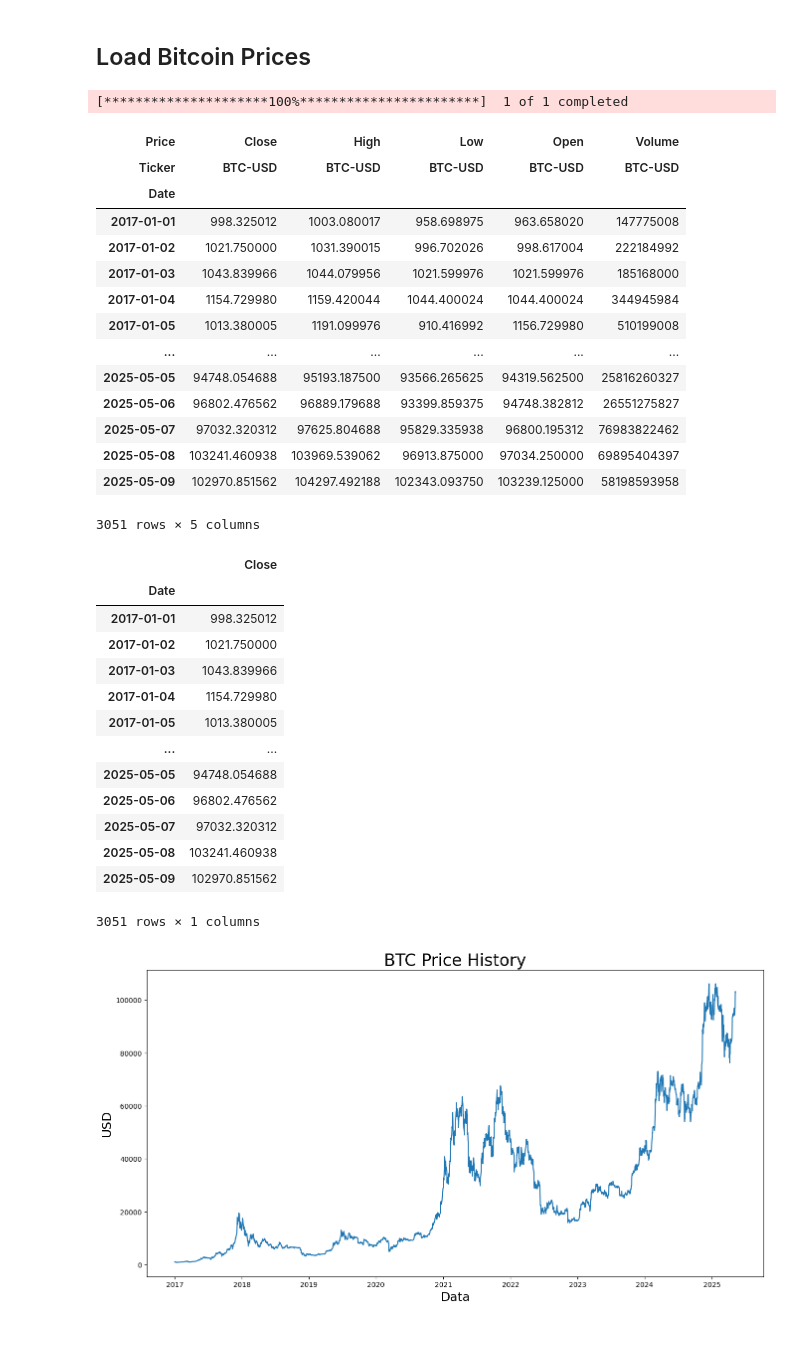
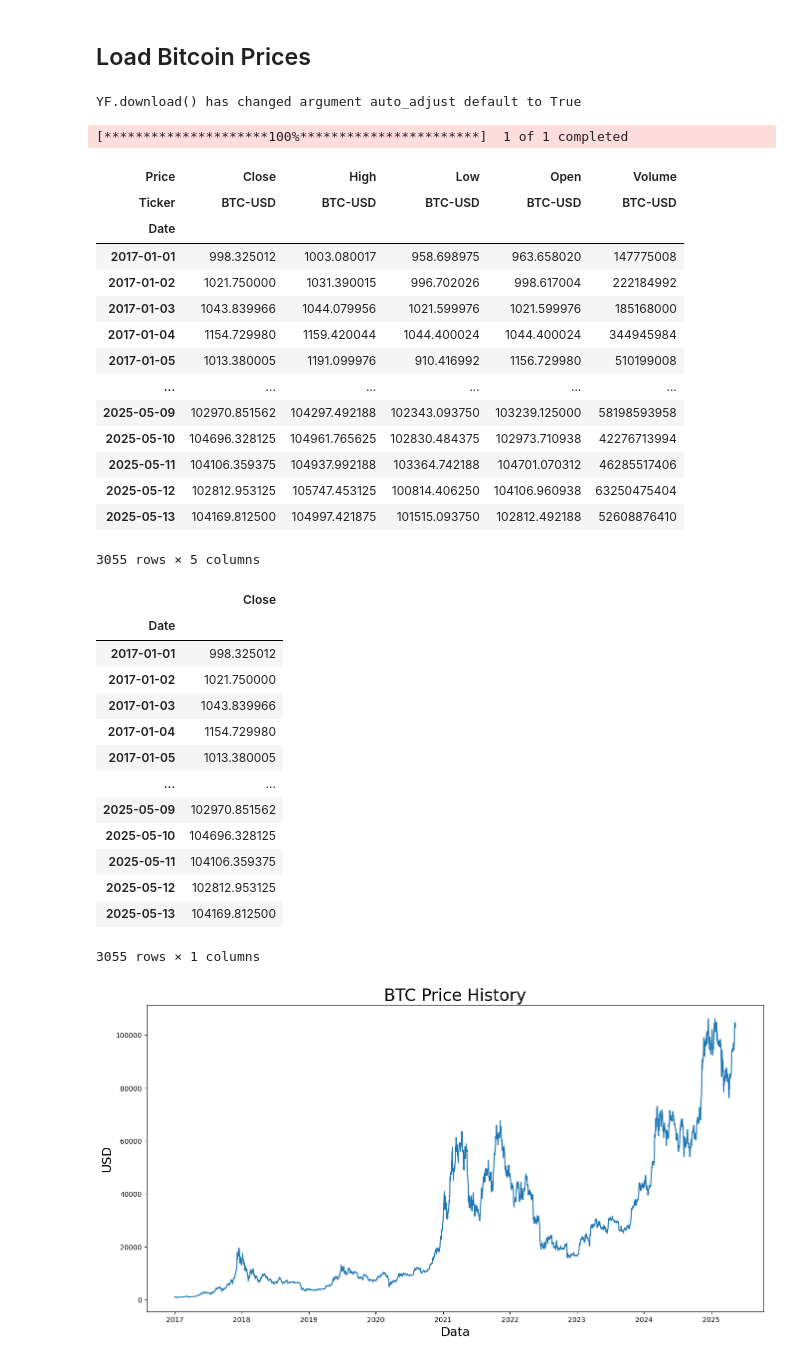
Before and after one commit to LuizTokuhara/ai-study, a Jupyter notebook: neural-network/notebooks/lstm-bitcoin-price.ipynb, the cells around one changed output. Drawn from its saved outputs; the diff is of its cells as text; code cells hidden in the pictures.

```diff
--- a/neural-network/notebooks/lstm-bitcoin-price.ipynb
+++ b/neural-network/notebooks/lstm-bitcoin-price.ipynb
@@ -16,25 +16,26 @@ from datetime import datetime, timedelta
 # %% [markdown]
 ## Load Bitcoin Prices
 # %%
-df = yf.download('BTC-USD', start='2017-01-01', end='2025-05-10')
+df = yf.download('BTC-USD', start='2017-01-01', end='2025-05-14')
 df
 # %% [output]
-[*********************100%***********************]  1 of 1 completed
+YF.download() has changed argument auto_adjust default to True
+[*********************100%***********************]  1 of 1 completed
 | Price | Close | High | Low | Open | Volume |
 | Ticker | BTC-USD | BTC-USD | BTC-USD | BTC-USD | BTC-USD |
 | Date |  |  |  |  |  |
 | 2017-01-01 | 998.325012 | 1003.080017 | 958.698975 | 963.658020 | 147775008 |
 | 2017-01-02 | 1021.750000 | 1031.390015 | 996.702026 | 998.617004 | 222184992 |
 | 2017-01-03 | 1043.839966 | 1044.079956 | 1021.599976 | 1021.599976 | 185168000 |
 | 2017-01-04 | 1154.729980 | 1159.420044 | 1044.400024 | 1044.400024 | 344945984 |
 | 2017-01-05 | 1013.380005 | 1191.099976 | 910.416992 | 1156.729980 | 510199008 |
 | ... | ... | ... | ... | ... | ... |
-| 2025-05-05 | 94748.054688 | 95193.187500 | 93566.265625 | 94319.562500 | 25816260327 |
-| 2025-05-06 | 96802.476562 | 96889.179688 | 93399.859375 | 94748.382812 | 26551275827 |
-| 2025-05-07 | 97032.320312 | 97625.804688 | 95829.335938 | 96800.195312 | 76983822462 |
-| 2025-05-08 | 103241.460938 | 103969.539062 | 96913.875000 | 97034.250000 | 69895404397 |
 | 2025-05-09 | 102970.851562 | 104297.492188 | 102343.093750 | 103239.125000 | 58198593958 |
+| 2025-05-10 | 104696.328125 | 104961.765625 | 102830.484375 | 102973.710938 | 42276713994 |
+| 2025-05-11 | 104106.359375 | 104937.992188 | 103364.742188 | 104701.070312 | 46285517406 |
+| 2025-05-12 | 102812.953125 | 105747.453125 | 100814.406250 | 104106.960938 | 63250475404 |
+| 2025-05-13 | 104169.812500 | 104997.421875 | 101515.093750 | 102812.492188 | 52608876410 |
-3051 rows × 5 columns
+3055 rows × 5 columns
 # %%
 df_close = df[('Close', 'BTC-USD')].to_frame(name='Close')
 df_close
@@ -47,12 +48,12 @@ df_close
 | 2017-01-04 | 1154.729980 |
 | 2017-01-05 | 1013.380005 |
 | ... | ... |
-| 2025-05-05 | 94748.054688 |
-| 2025-05-06 | 96802.476562 |
-| 2025-05-07 | 97032.320312 |
-| 2025-05-08 | 103241.460938 |
 | 2025-05-09 | 102970.851562 |
+| 2025-05-10 | 104696.328125 |
+| 2025-05-11 | 104106.359375 |
+| 2025-05-12 | 102812.953125 |
+| 2025-05-13 | 104169.812500 |
-3051 rows × 1 columns
+3055 rows × 1 columns
 # %%
 plt.figure(figsize=(16,8))
 plt.title('BTC Price History', fontsize=24)
```
Also changed, not shown: parts of 6 cells of this notebook.
